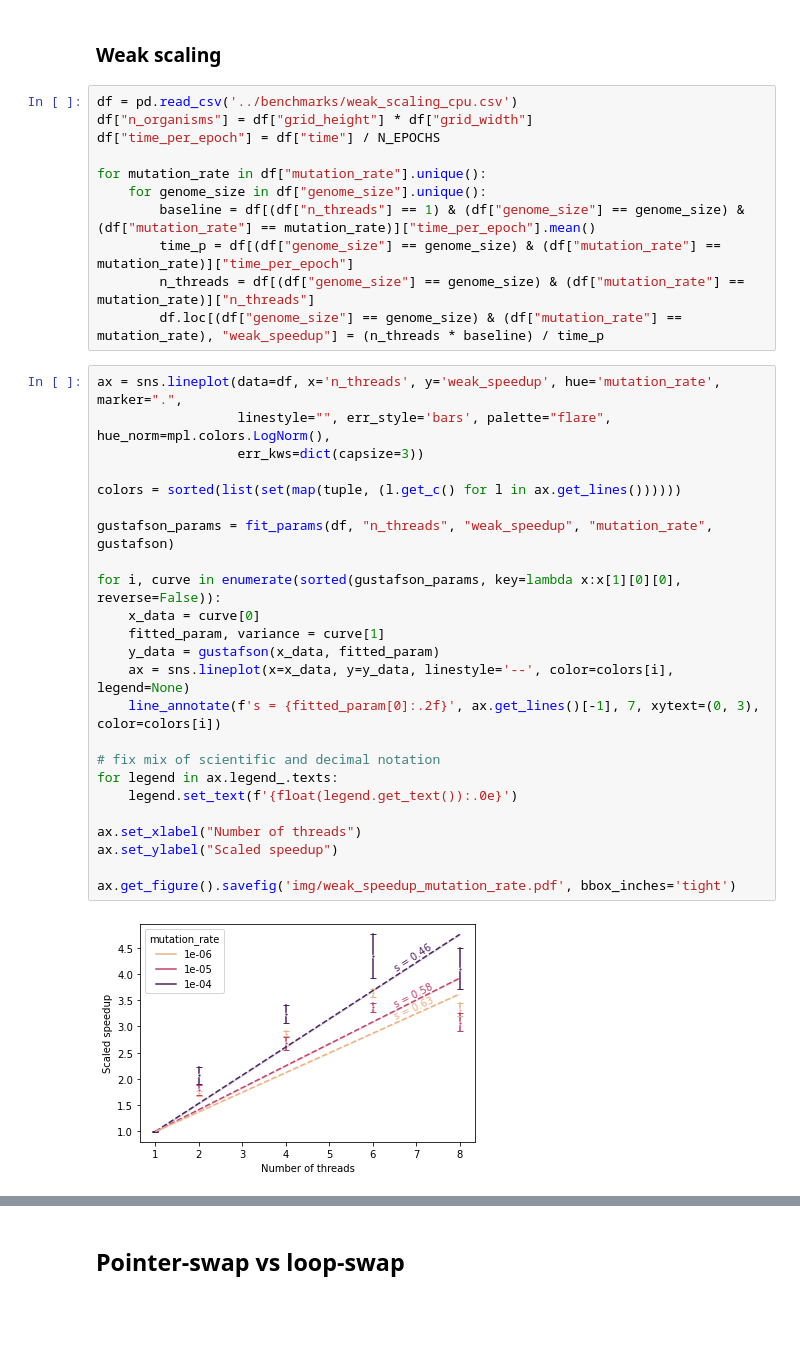
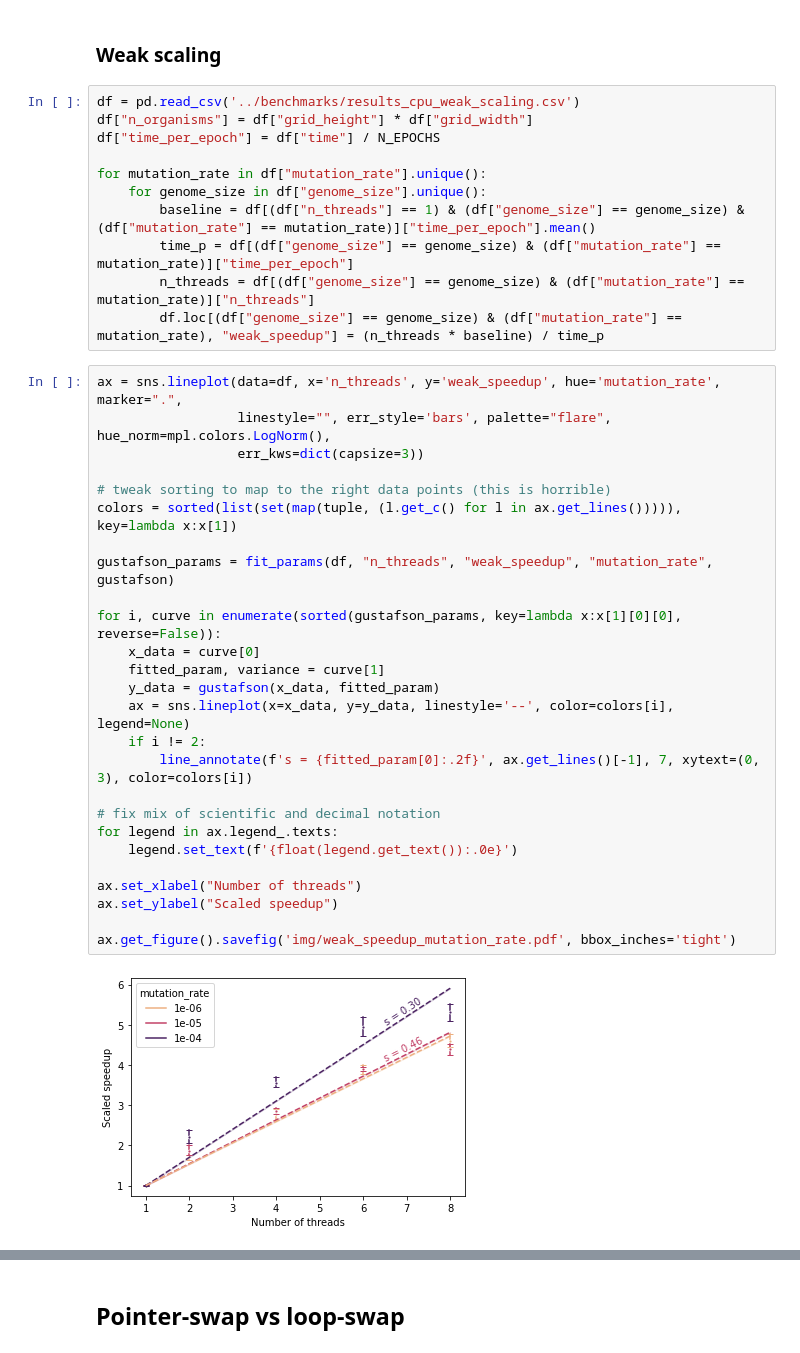
Before and after one commit to teobouvard/aevol-hpc, a Jupyter notebook: report/analysis.ipynb, the cells around one changed output, grey strips where cells are left out. Saved outputs shown, nothing was run; the diff lists cells and outputs as text; blank space fills up the shorter version.

```diff
--- a/report/analysis.ipynb
+++ b/report/analysis.ipynb
@@ -165,7 +198,7 @@ ax.get_figure().savefig('img/speedup_genome_size.pdf', bbox_inches='tight')
 # %% [markdown]
 ### Weak scaling
 # %%
-df = pd.read_csv('../benchmarks/weak_scaling_cpu.csv')
+df = pd.read_csv('../benchmarks/results_cpu_weak_scaling.csv')
 df["n_organisms"] = df["grid_height"] * df["grid_width"]
 df["time_per_epoch"] = df["time"] / N_EPOCHS
 
@@ -178,29 +211,31 @@ for mutation_rate in df["mutation_rate"].unique():
 # %%
 ax = sns.lineplot(data=df, x='n_threads', y='weak_speedup', hue='mutation_rate', marker=".",
                   linestyle="", err_style='bars', palette="flare", hue_norm=mpl.colors.LogNorm(),
                   err_kws=dict(capsize=3))
 
-colors = sorted(list(set(map(tuple, (l.get_c() for l in ax.get_lines())))))
+# tweak sorting to map to the right data points (this is horrible)
+colors = sorted(list(set(map(tuple, (l.get_c() for l in ax.get_lines())))), key=lambda x:x[1])
 
 gustafson_params = fit_params(df, "n_threads", "weak_speedup", "mutation_rate", gustafson)
 
 for i, curve in enumerate(sorted(gustafson_params, key=lambda x:x[1][0][0], reverse=False)):
     x_data = curve[0]
     fitted_param, variance = curve[1]
     y_data = gustafson(x_data, fitted_param)
     ax = sns.lineplot(x=x_data, y=y_data, linestyle='--', color=colors[i], legend=None)
-    line_annotate(f's = {fitted_param[0]:.2f}', ax.get_lines()[-1], 7, xytext=(0, 3), color=colors[i])
+    if i != 2:
+        line_annotate(f's = {fitted_param[0]:.2f}', ax.get_lines()[-1], 7, xytext=(0, 3), color=colors[i])
 
 # fix mix of scientific and decimal notation
 for legend in ax.legend_.texts:
     legend.set_text(f'{float(legend.get_text()):.0e}')
 
 ax.set_xlabel("Number of threads")
 ax.set_ylabel("Scaled speedup")
 
 ax.get_figure().savefig('img/weak_speedup_mutation_rate.pdf', bbox_inches='tight')
 # %% [output]
-[figure, old version]
+[figure, new version]
 # %%
 ax = sns.lineplot(data=df, x='n_threads', y='weak_speedup', hue='genome_size', marker=".",
                   linestyle="", err_style='bars', palette="flare", hue_norm=mpl.colors.LogNorm(),
```
Also changed, not shown: parts of 8 cells of this notebook, 19 other files.
